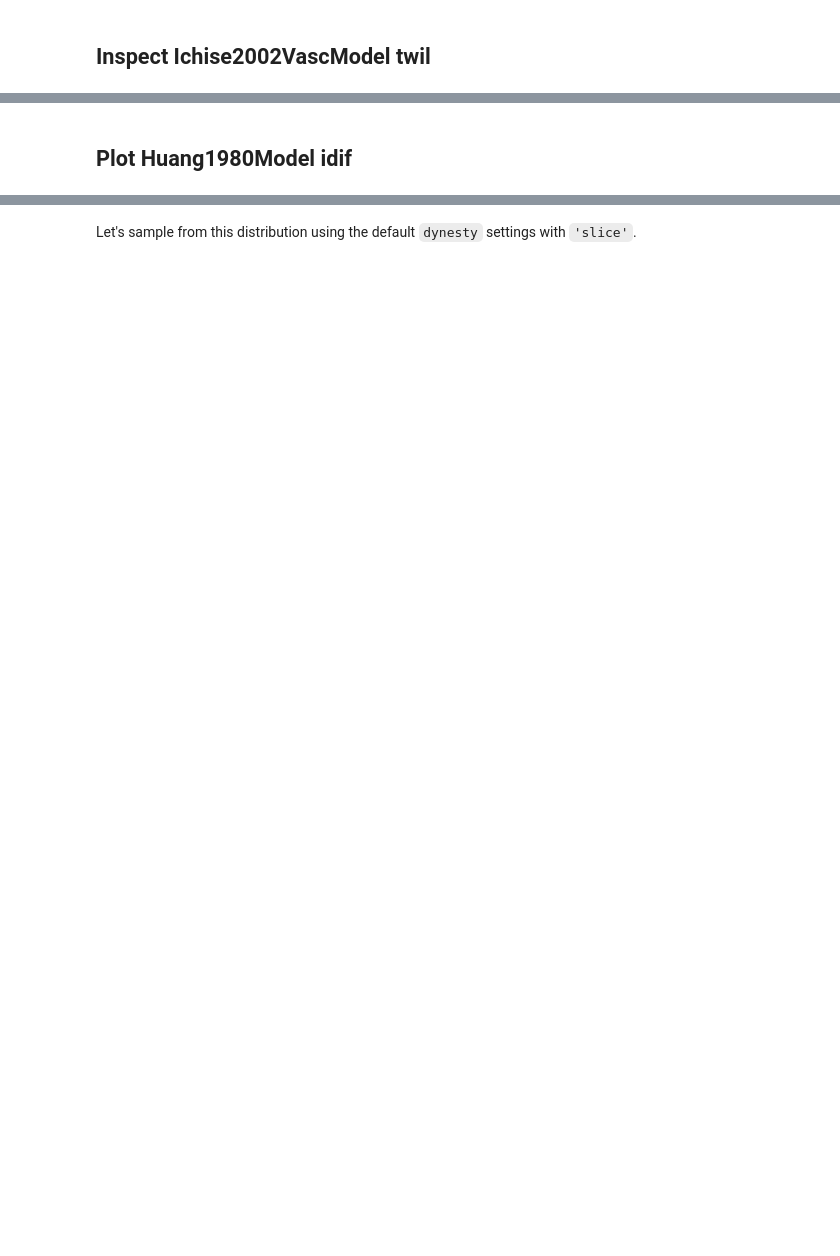
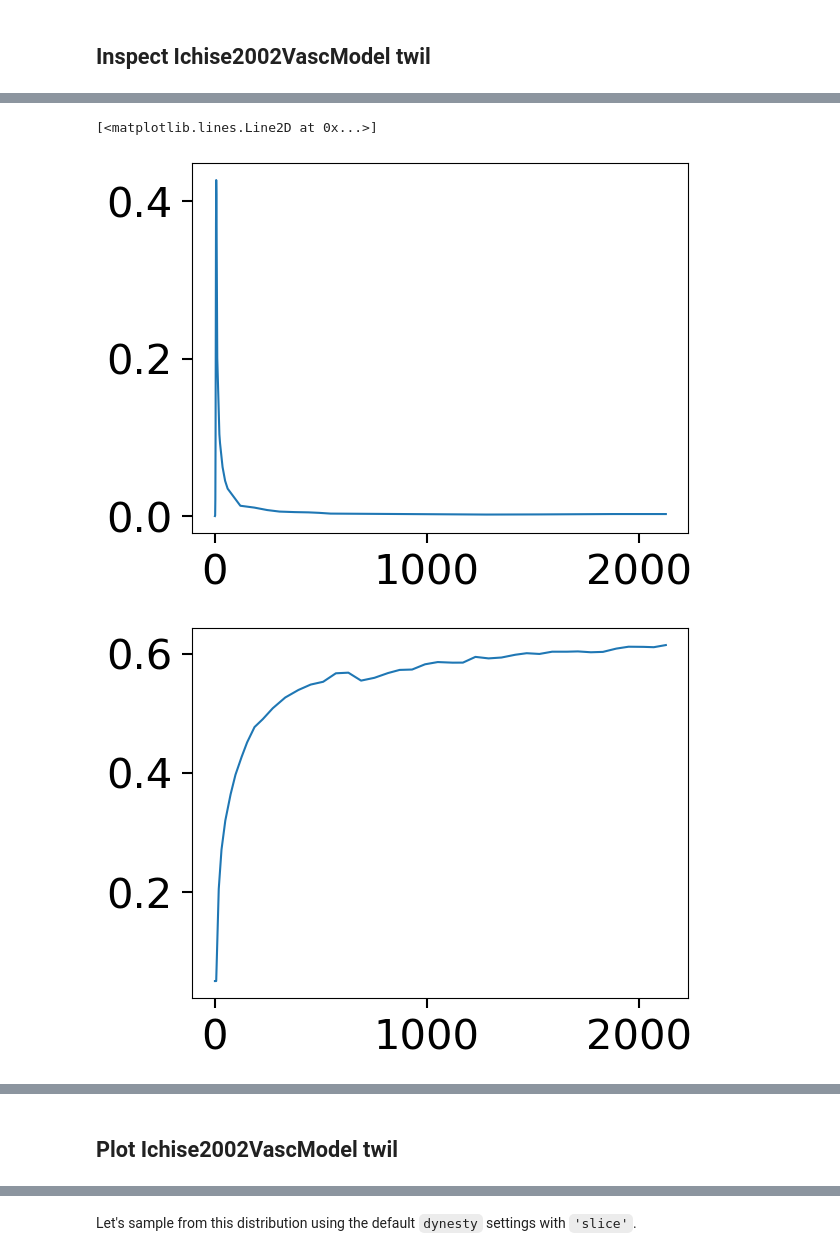
Before and after one commit to jjleewustledu/idif2025, a Jupyter notebook: demos/playground for TZ3108.ipynb, the cells around one changed output, grey strips where cells are left out. Saved outputs shown, nothing was run; the diff lists cells and outputs as text; code cells hidden in the pictures; blank space fills up the shorter version.

```diff
--- a/demos/playground for TZ3108.ipynb
+++ b/demos/playground for TZ3108.ipynb
@@ -171,10 +219,10 @@ iter: 133 | batch: 0 | bound: 2 | nc: 78 | ncall: 1994 | eff(%):  6.571 | loglst
 # %% [markdown]
 ## Inspect Ichise2002VascModel twil
 # %%
-v = mm_idif.truths
+v = ichise_vasc.truths
 pprint("===================================== v ======================================")
 pprint(v)
 
-data = mm_idif.data(v)
+data = ichise_vasc.data(v)
 pprint("==================================== data ====================================")
 pprint(data)
@@ -181,27 +247,39 @@ pprint(data)
 # %%
-pprint("============================== mm_idif.data2t(data) ===============================")
-pprint(mm_idif.data2t(data))
-pprint("============================= mm_idif.data2taus(data) =============================")
-pprint(mm_idif.data2taus(data))
-pprint("=========================== mm_idif.data2timesMid(data) ===========================")
-pprint(mm_idif.data2timesMid(data))
-pprint("================================== mm_idif.fqfp ===================================")
-pprint(mm_idif.fqfp)
-pprint("========================== mm_idif.input_function() =========================")
-pprint(mm_idif.input_function())
-pprint("================================= mm_idif.labels ==================================")
-pprint(mm_idif.labels)
-pprint("====================== mm_idif.load_nii(mm_idif.fqfp + '.nii.gz') ======================")
-pprint(mm_idif.load_nii(mm_idif.fqfp + ".nii.gz"))
-pprint("=============================== mm_idif.loglike(v) ================================")
-pprint(mm_idif.loglike(v))
-pprint("================================== mm_idif.ndim ===================================")
-pprint(mm_idif.ndim)
-pprint("========================= mm_idif.parse_halflife(mm_idif.fqfp) =========================")
-pprint(mm_idif.parse_halflife(mm_idif.fqfp))
-pprint("========================= mm_idif.parse_isotope(mm_idif.fqfp) ==========================")
-pprint(mm_idif.parse_isotope(mm_idif.fqfp))
-pprint("================================== mm_idif.sigma ==================================")
-pprint(mm_idif.sigma)
-pprint("============================ mm_idif.signalmodel(data) ============================")
-pprint(mm_idif.signalmodel(data))
+pprint("============================== ichise_vasc.data2t(data) ===============================")
+pprint(ichise_vasc.data2t(data))
+pprint("============================= ichise_vasc.data2taus(data) =============================")
+pprint(ichise_vasc.data2taus(data))
+pprint("=========================== ichise_vasc.data2timesMid(data) ===========================")
+pprint(ichise_vasc.data2timesMid(data))
+pprint("================================== ichise_vasc.fqfp ===================================")
+pprint(ichise_vasc.fqfp)
+pprint("========================== ichise_vasc.input_function() =========================")
+pprint(ichise_vasc.input_function())
+pprint("================================= ichise_vasc.labels ==================================")
+pprint(ichise_vasc.labels)
+pprint("====================== ichise_vasc.load_nii(ichise_vasc.fqfp + '.nii.gz') ======================")
+pprint(ichise_vasc.load_nii(ichise_vasc.fqfp + ".nii.gz"))
+# pprint("=============================== ichise_vasc.loglike(v) ================================")
+# pprint(ichise_vasc.loglike(v))
+pprint("================================== ichise_vasc.ndim ===================================")
+pprint(ichise_vasc.ndim)
+pprint("========================= ichise_vasc.parse_halflife(ichise_vasc.fqfp) =========================")
+pprint(ichise_vasc.parse_halflife(ichise_vasc.fqfp))
+pprint("========================= ichise_vasc.parse_isotope(ichise_vasc.fqfp) ==========================")
+pprint(ichise_vasc.parse_isotope(ichise_vasc.fqfp))
+pprint("================================== ichise_vasc.sigma ==================================")
+pprint(ichise_vasc.sigma)
+pprint("============================ ichise_vasc.signalmodel(data) ============================")
+pprint(ichise_vasc.signalmodel(data))
+
+%matplotlib inline
+rho, timesMid, rho_t, times, rho_os, rho_p = ichise_vasc.signalmodel(data, verbose=True)
+plt.figure()
+plt.plot(rho_p)
+plt.figure()
+plt.plot(rho_os)
+plt.figure()
+plt.plot(rho_t)
+plt.figure()
+plt.plot(rho)
+# %% [output]
@@ -207,0 +303,3 @@ pprint(mm_idif.signalmodel(data))
+[<matplotlib.lines.Line2D at 0x...>]
+[figure, added]
+[figure, added]
@@ -208,3 +308,3 @@ pprint(mm_idif.signalmodel(data))
 # %% [markdown]
-## Plot Huang1980Model idif
+## Plot Ichise2002VascModel twil
 # %%
```
Also changed, not shown: parts of 14 cells of this notebook, 9 other files.
